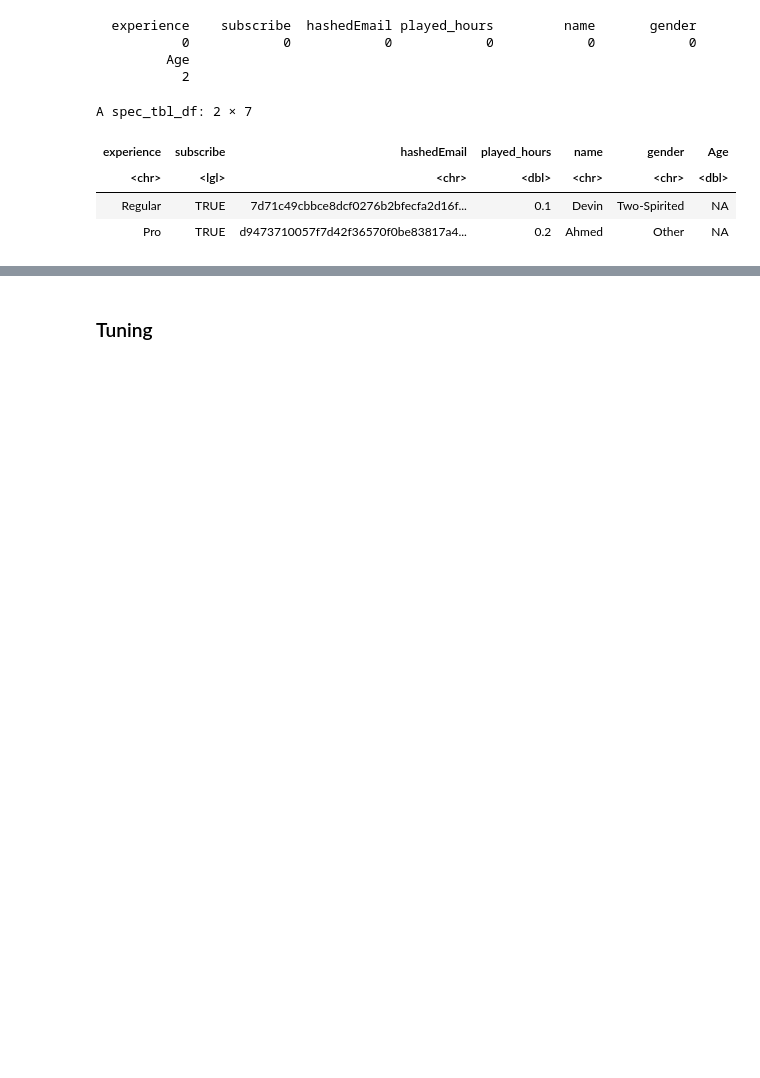
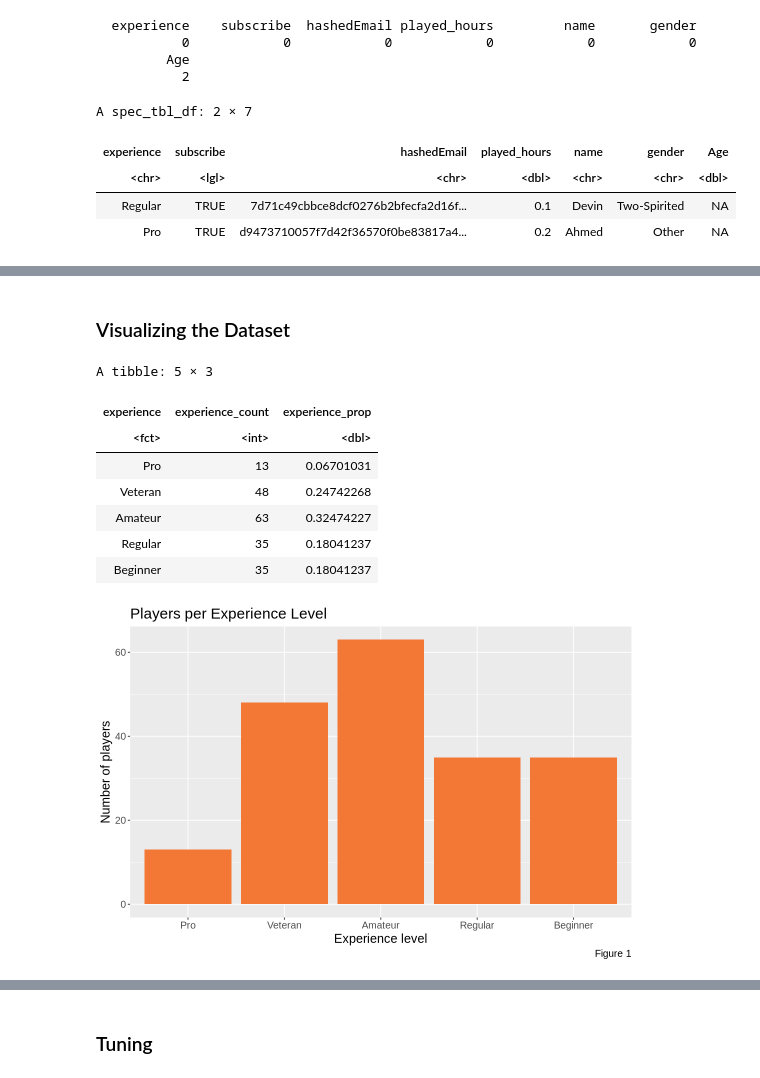
Before and after one commit to Mateo-dmngz-D/dsci-100-project, a Jupyter notebook: The_project.ipynb, the cells around one changed output, grey strips where cells are left out. Cells and saved outputs as stored; diff of their text form; code cells hidden in the pictures; blank space fills up the shorter version.

```diff
--- a/The_project.ipynb
+++ b/The_project.ipynb
@@ -177,0 +138,32 @@ A tibble: 194 × 5
+# %% [markdown]
+### Visualizing the Dataset
+# %%
+options(repr.plot.width = 9, repr.plot.height = 6)
+
+experience_stats <- players_clean |>
+    group_by(experience) |>
+    summarize(experience_count = n()) |>
+    mutate(experience_prop = experience_count / 194)
+experience_stats
+
+
+experience_plot <- experience_stats |>
+    ggplot(aes(x = experience, y = experience_count)) +
+    geom_bar(stat = "identity", fill = "#f37735") +
+    labs(x = "Experience level",
+         y = "Number of players",
+         title = "Players per Experience Level",
+         caption = "Figure 1") +
+    theme(text = element_text(size = 15))
+
+experience_plot
+# %% [output]
+A tibble: 5 × 3
+| experience | experience_count | experience_prop |
+| <fct> | <int> | <dbl> |
+| Pro | 13 | 0.06701031 |
+| Veteran | 48 | 0.24742268 |
+| Amateur | 63 | 0.32474227 |
+| Regular | 35 | 0.18041237 |
+| Beginner | 35 | 0.18041237 |
+[figure, added]
```
Also changed, not shown: parts of 37 cells of this notebook.
